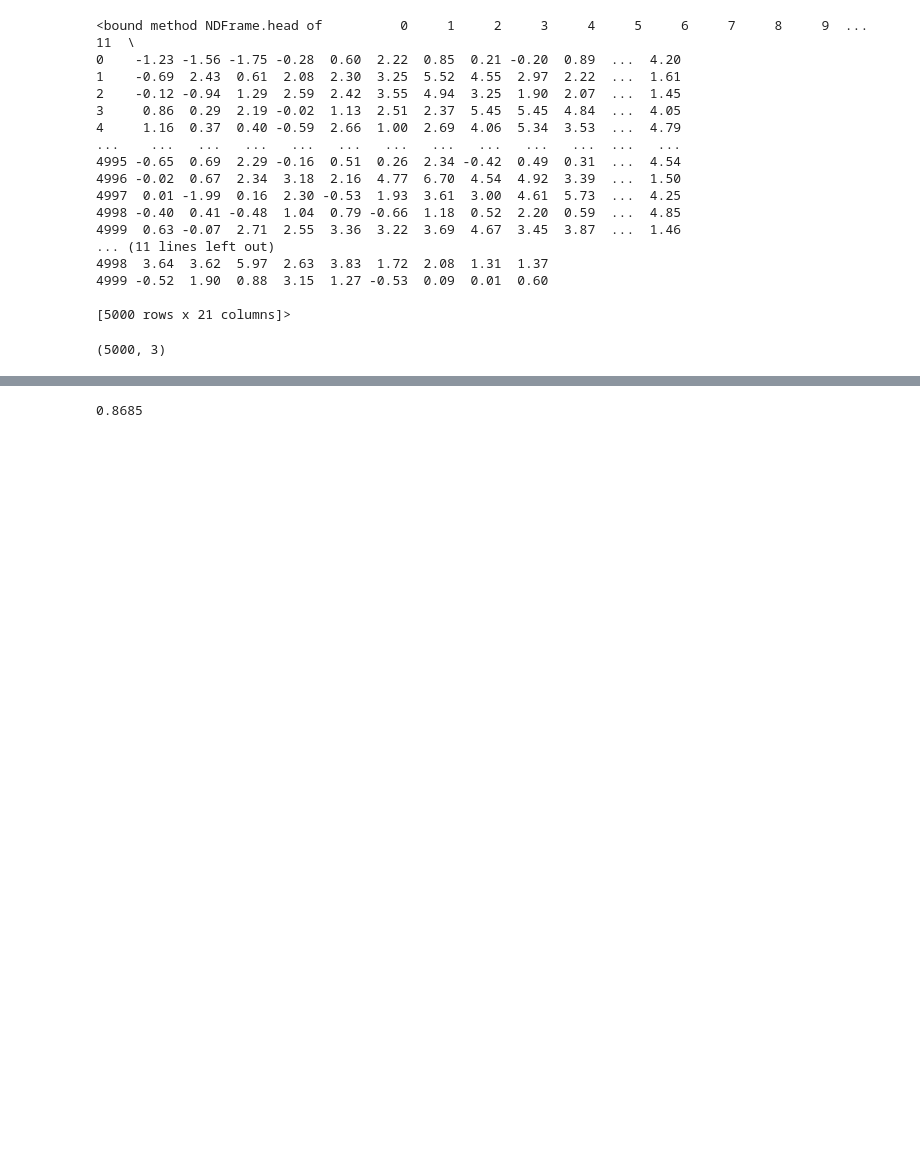
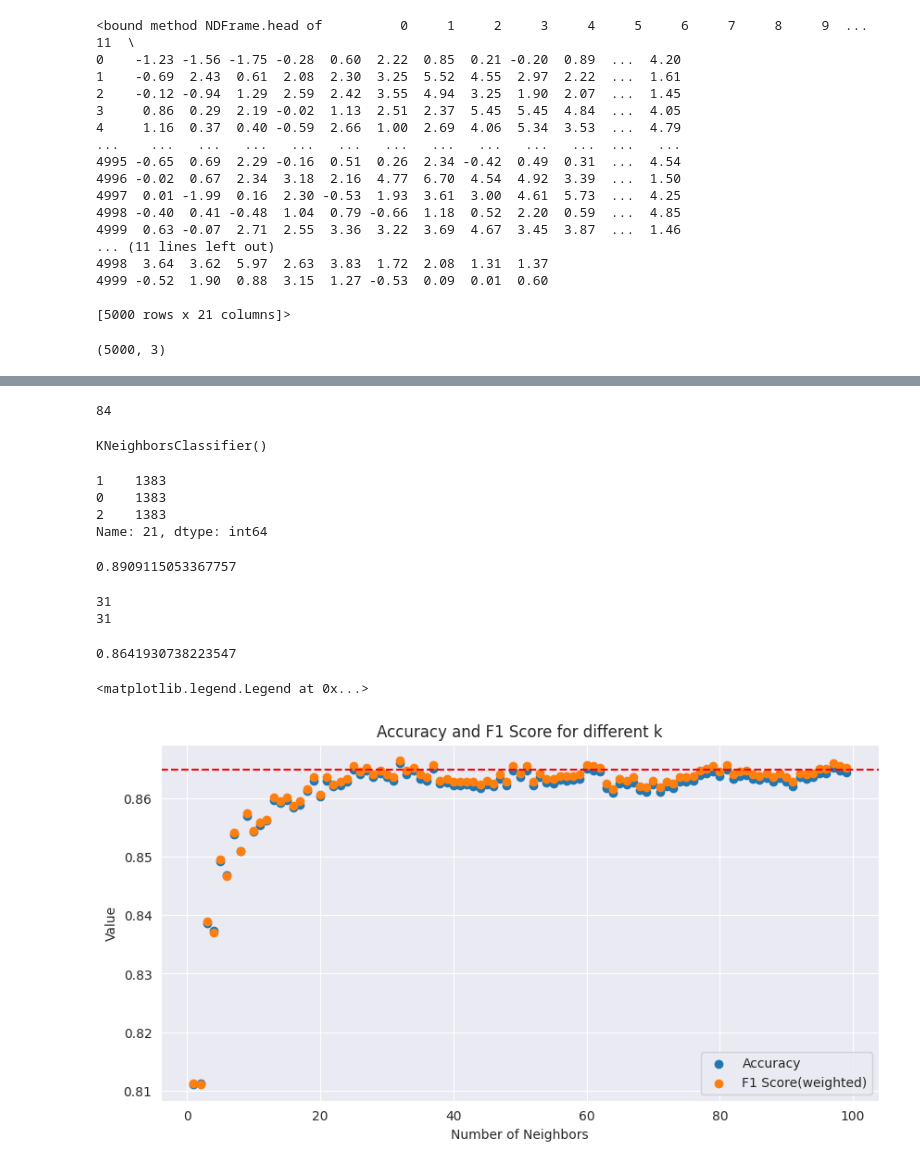
Before and after one commit to Amrithya/Performance-Analysis-of-KNN-on-Waveforms-dataset, a Jupyter notebook: knn_with_KNeighborsClassifier.ipynb, the cells around one changed output, grey strips where cells are left out. Cells and saved outputs as stored; diff of their text form; code cells hidden in the pictures; blank space fills up the shorter version.

```diff
--- a/knn_with_KNeighborsClassifier.ipynb
+++ b/knn_with_KNeighborsClassifier.ipynb
@@ -161,5 +157,19 @@ Text(0.5, 1.0, 'Accuracy on Training Dataset for different values of k')
-# %%
-history=pd.DataFrame({'Neighbours':k,'accuracies':accuracies})
-print(max(history['accuracies']))
-# %% [output]
-0.8685
+# %%
+print(np.argmax(accuracies))
+# %% [output]
+84
+# %%
+oversample = SMOTE()
+X_train_smote, y_train_smote = oversample.fit_resample(x_train, y_train)
+# %%
+knn=KNeighborsClassifier(n_neighbors=5)
+knn.fit(X_train_smote, y_train_smote)
+# %% [output]
+KNeighborsClassifier()
+# %%
+y_train_smote.value_counts()
+# %% [output]
+1    1383
+0    1383
+2    1383
+Name: 21, dtype: int64
@@ -165,0 +178,37 @@ print(max(history['accuracies']))
+# %%
+print(f1_score(y_train_smote,y_pred_smote,average='weighted'))
+# %% [output]
+0.8909115053367757
+# %%
+k=list(range(1,100))
+accuracies_smote=[]
+for i in k:
+    c_v=cross_val_score(KNeighborsClassifier(n_neighbors=i),X=X_train_smote,y=y_train_smote,cv=5,scoring="accuracy")
+    accuracies_smote.append(np.mean(c_v))
+# %%
+f_score=[]
+for i in k:
+    c_v=cross_val_score(KNeighborsClassifier(n_neighbors=i),X=X_train_smote,y=y_train_smote,cv=5,scoring="f1_weighted")
+    f_score.append(np.mean(c_v))
+# %%
+print(np.argmax(f_score))
+print(np.argmax(accuracies_smote))
+# %% [output]
+31
+31
+# %%
+print(f_score[32])
+# %% [output]
+0.8641930738223547
+# %%
+plt.figure(figsize=(10,5))
+plt.scatter(x=list(range(1,100)),y=f_score)
+plt.scatter(x=list(range(1,100)),y=accuracies_smote)
+plt.axhline(0.865,linestyle='--',color='r',label= 'Bayesian Accuracy')
+plt.xlabel('Number of Neighbors')
+plt.ylabel("Value")
+plt.title("Accuracy and F1 Score for different k")
+plt.legend(['Accuracy','F1 Score(weighted)'])
+# %% [output]
+<matplotlib.legend.Legend at 0x...>
+[figure, added]
```
Also changed, not shown: parts of 11 cells of this notebook.
